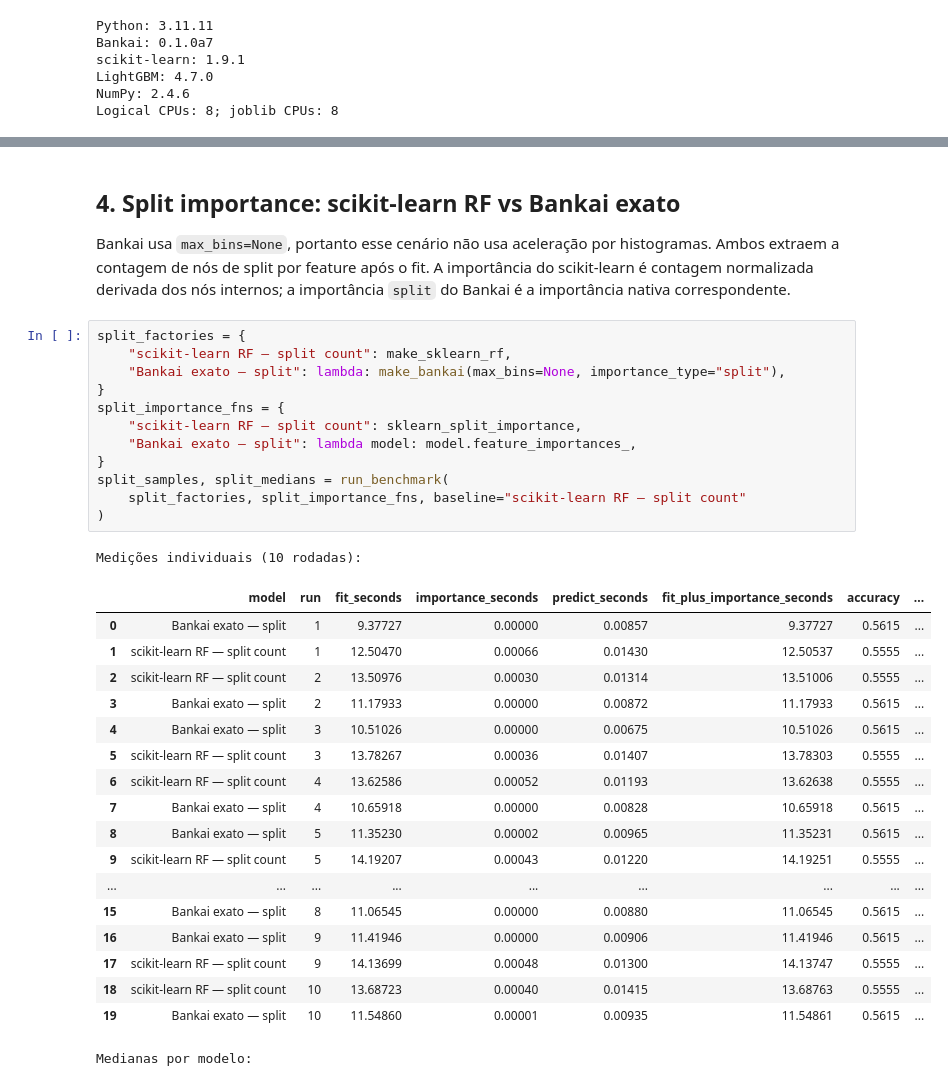
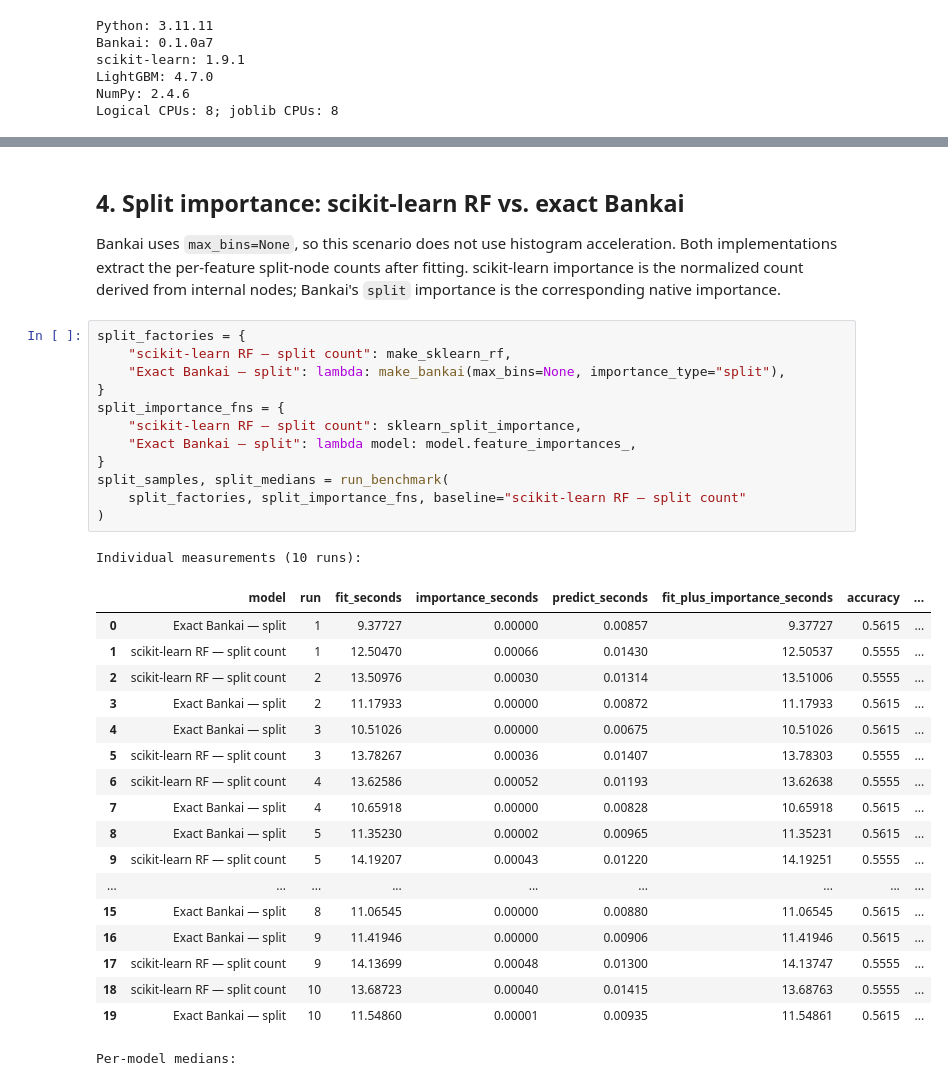
Before and after one commit to breno-jesus-fernandes/bankai-random-forest, a Jupyter notebook: benchmarks/benchmark_fit_10k_500f_90_relevant.ipynb, the cells around one changed output, grey strips where cells are left out. Saved outputs shown, nothing was run; the diff lists cells and outputs as text.

```diff
--- a/benchmarks/benchmark_fit_10k_500f_90_relevant.ipynb
+++ b/benchmarks/benchmark_fit_10k_500f_90_relevant.ipynb
@@ -171,40 +171,40 @@ def run_benchmark(factories, importance_fns, native_importance=(), baseline=None
     display(medians.round(5))
     return samples, medians
 # %% [markdown]
-## 4. Split importance: scikit-learn RF vs Bankai exato
+## 4. Split importance: scikit-learn RF vs. exact Bankai
 
-Bankai usa `max_bins=None`, portanto esse cenário não usa aceleração por histogramas. Ambos extraem a contagem de nós de split por feature após o fit. A importância do scikit-learn é contagem normalizada derivada dos nós internos; a importância `split` do Bankai é a importância nativa correspondente.
+Bankai uses `max_bins=None`, so this scenario does not use histogram acceleration. Both implementations extract the per-feature split-node counts after fitting. scikit-learn importance is the normalized count derived from internal nodes; Bankai's `split` importance is the corresponding native importance.
 # %%
 split_factories = {
     "scikit-learn RF — split count": make_sklearn_rf,
-    "Bankai exato — split": lambda: make_bankai(max_bins=None, importance_type="split"),
+    "Exact Bankai — split": lambda: make_bankai(max_bins=None, importance_type="split"),
 }
 split_importance_fns = {
     "scikit-learn RF — split count": sklearn_split_importance,
-    "Bankai exato — split": lambda model: model.feature_importances_,
+    "Exact Bankai — split": lambda model: model.feature_importances_,
 }
 split_samples, split_medians = run_benchmark(
     split_factories, split_importance_fns, baseline="scikit-learn RF — split count"
 )
 # %% [output]
-Medições individuais (10 rodadas):
+Individual measurements (10 runs):
 |  | model | run | fit_seconds | importance_seconds | predict_seconds | fit_plus_importance_seconds | accuracy | ... |
-| 0 | Bankai exato — split | 1 | 9.37727 | 0.00000 | 0.00857 | 9.37727 | 0.5615 | ... |
+| 0 | Exact Bankai — split | 1 | 9.37727 | 0.00000 | 0.00857 | 9.37727 | 0.5615 | ... |
 | 1 | scikit-learn RF — split count | 1 | 12.50470 | 0.00066 | 0.01430 | 12.50537 | 0.5555 | ... |
 | 2 | scikit-learn RF — split count | 2 | 13.50976 | 0.00030 | 0.01314 | 13.51006 | 0.5555 | ... |
-| 3 | Bankai exato — split | 2 | 11.17933 | 0.00000 | 0.00872 | 11.17933 | 0.5615 | ... |
-| 4 | Bankai exato — split | 3 | 10.51026 | 0.00000 | 0.00675 | 10.51026 | 0.5615 | ... |
+| 3 | Exact Bankai — split | 2 | 11.17933 | 0.00000 | 0.00872 | 11.17933 | 0.5615 | ... |
+| 4 | Exact Bankai — split | 3 | 10.51026 | 0.00000 | 0.00675 | 10.51026 | 0.5615 | ... |
 | 5 | scikit-learn RF — split count | 3 | 13.78267 | 0.00036 | 0.01407 | 13.78303 | 0.5555 | ... |
 | 6 | scikit-learn RF — split count | 4 | 13.62586 | 0.00052 | 0.01193 | 13.62638 | 0.5555 | ... |
-| 7 | Bankai exato — split | 4 | 10.65918 | 0.00000 | 0.00828 | 10.65918 | 0.5615 | ... |
-| 8 | Bankai exato — split | 5 | 11.35230 | 0.00002 | 0.00965 | 11.35231 | 0.5615 | ... |
+| 7 | Exact Bankai — split | 4 | 10.65918 | 0.00000 | 0.00828 | 10.65918 | 0.5615 | ... |
+| 8 | Exact Bankai — split | 5 | 11.35230 | 0.00002 | 0.00965 | 11.35231 | 0.5615 | ... |
 | 9 | scikit-learn RF — split count | 5 | 14.19207 | 0.00043 | 0.01220 | 14.19251 | 0.5555 | ... |
 | ... | ... | ... | ... | ... | ... | ... | ... | ... |
-| 15 | Bankai exato — split | 8 | 11.06545 | 0.00000 | 0.00880 | 11.06545 | 0.5615 | ... |
-| 16 | Bankai exato — split | 9 | 11.41946 | 0.00000 | 0.00906 | 11.41946 | 0.5615 | ... |
+| 15 | Exact Bankai — split | 8 | 11.06545 | 0.00000 | 0.00880 | 11.06545 | 0.5615 | ... |
+| 16 | Exact Bankai — split | 9 | 11.41946 | 0.00000 | 0.00906 | 11.41946 | 0.5615 | ... |
 | 17 | scikit-learn RF — split count | 9 | 14.13699 | 0.00048 | 0.01300 | 14.13747 | 0.5555 | ... |
 | 18 | scikit-learn RF — split count | 10 | 13.68723 | 0.00040 | 0.01415 | 13.68763 | 0.5555 | ... |
-| 19 | Bankai exato — split | 10 | 11.54860 | 0.00001 | 0.00935 | 11.54861 | 0.5615 | ... |
+| 19 | Exact Bankai — split | 10 | 11.54860 | 0.00001 | 0.00935 | 11.54861 | 0.5615 | ... |
-Medianas por modelo:
+Per-model medians:
 |  | fit_seconds | importance_seconds | predict_seconds | fit_plus_importance_seconds | accuracy | precision | recall | ... |
 | model |  |  |  |  |  |  |  | ... |
```
Also changed, not shown: parts of 12 cells of this notebook.
